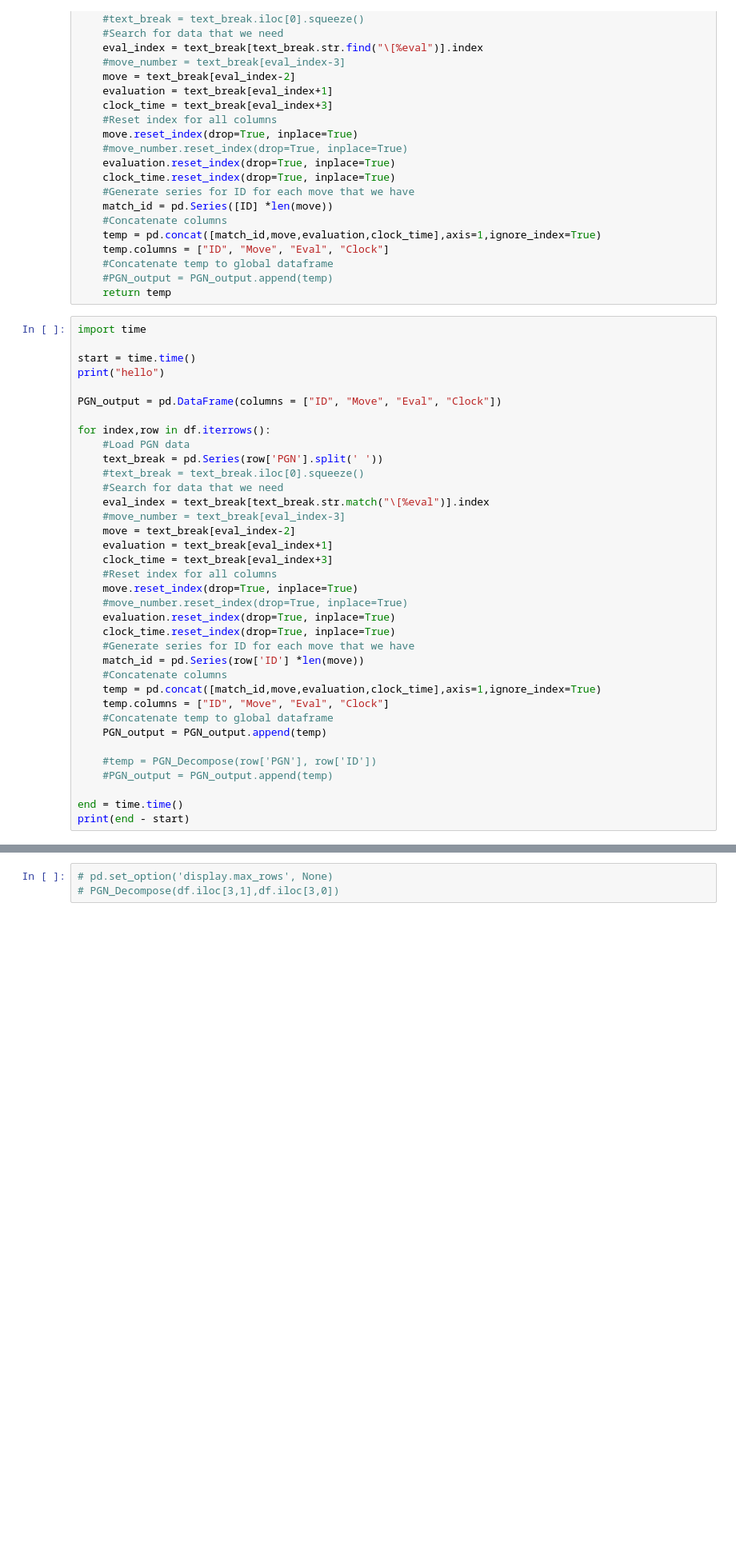
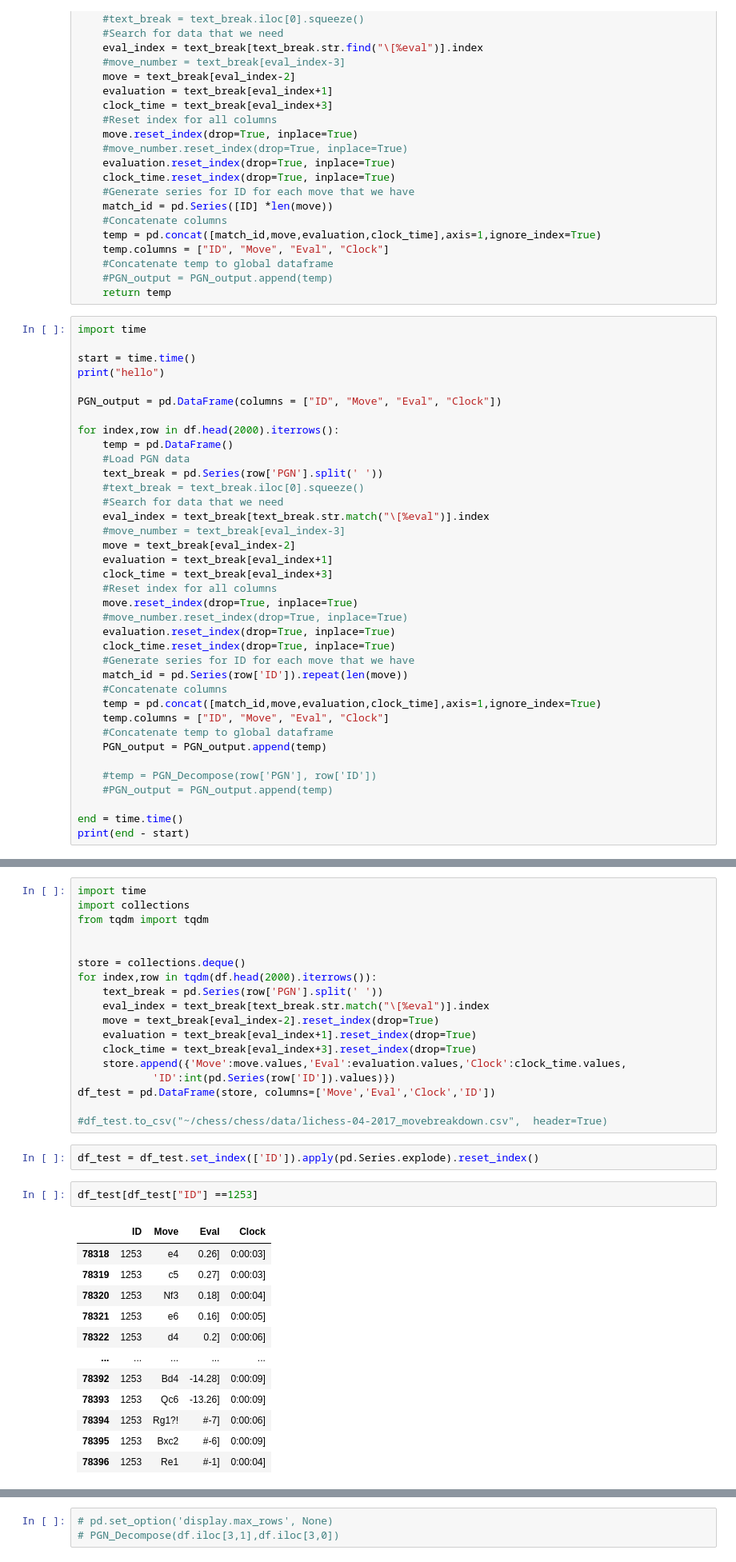
Before and after one commit to andychenns/chess, a Jupyter notebook: Data cleaning for PGN match.ipynb, the cells around one changed output, grey strips where cells are left out. Shown: that part at 80% size. Saved outputs shown, nothing was run; the diff lists cells and outputs as text; blank space fills up the shorter version.

```diff
--- a/Data cleaning for PGN match.ipynb
+++ b/Data cleaning for PGN match.ipynb
@@ -57,7 +64,8 @@ print("hello")
 
 PGN_output = pd.DataFrame(columns = ["ID", "Move", "Eval", "Clock"])
 
-for index,row in df.iterrows():
+for index,row in df.head(2000).iterrows():
+    temp = pd.DataFrame()
     #Load PGN data
     text_break = pd.Series(row['PGN'].split(' '))
     #text_break = text_break.iloc[0].squeeze()
@@ -73,7 +81,7 @@ for index,row in df.iterrows():
     evaluation.reset_index(drop=True, inplace=True)
     clock_time.reset_index(drop=True, inplace=True)
     #Generate series for ID for each move that we have
-    match_id = pd.Series(row['ID'] *len(move))
+    match_id = pd.Series(row['ID']).repeat(len(move))
     #Concatenate columns
     temp = pd.concat([match_id,move,evaluation,clock_time],axis=1,ignore_index=True)
     temp.columns = ["ID", "Move", "Eval", "Clock"]
@@ -89,0 +131,35 @@ hello
+# %%
+import time
+import collections
+from tqdm import tqdm
+
+
+store = collections.deque()
+for index,row in tqdm(df.head(2000).iterrows()):
+    text_break = pd.Series(row['PGN'].split(' '))
+    eval_index = text_break[text_break.str.match("\[%eval")].index
+    move = text_break[eval_index-2].reset_index(drop=True)
+    evaluation = text_break[eval_index+1].reset_index(drop=True)
+    clock_time = text_break[eval_index+3].reset_index(drop=True)
+    store.append({'Move':move.values,'Eval':evaluation.values,'Clock':clock_time.values,
+            'ID':int(pd.Series(row['ID']).values)})
+df_test = pd.DataFrame(store, columns=['Move','Eval','Clock','ID'])
+
+#df_test.to_csv("~/chess/chess/data/lichess-04-2017_movebreakdown.csv",  header=True)
+# %%
+df_test = df_test.set_index(['ID']).apply(pd.Series.explode).reset_index()
+# %%
+df_test[df_test["ID"] ==1253]
+# %% [output]
+|  | ID | Move | Eval | Clock |
+| 78318 | 1253 | e4 | 0.26] | 0:00:03] |
+| 78319 | 1253 | c5 | 0.27] | 0:00:03] |
+| 78320 | 1253 | Nf3 | 0.18] | 0:00:04] |
+| 78321 | 1253 | e6 | 0.16] | 0:00:05] |
+| 78322 | 1253 | d4 | 0.2] | 0:00:06] |
+| ... | ... | ... | ... | ... |
+| 78392 | 1253 | Bd4 | -14.28] | 0:00:09] |
+| 78393 | 1253 | Qc6 | -13.26] | 0:00:09] |
+| 78394 | 1253 | Rg1?! | #-7] | 0:00:06] |
+| 78395 | 1253 | Bxc2 | #-6] | 0:00:09] |
+| 78396 | 1253 | Re1 | #-1] | 0:00:04] |
```
Also changed, not shown: parts of 9 cells of this notebook, 7 other files.
